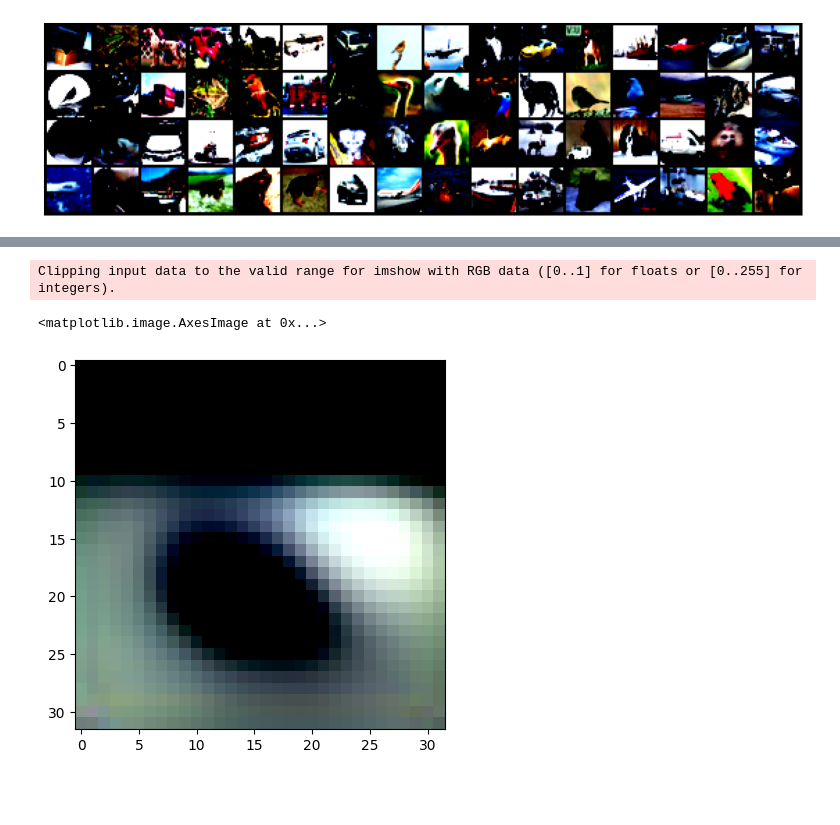
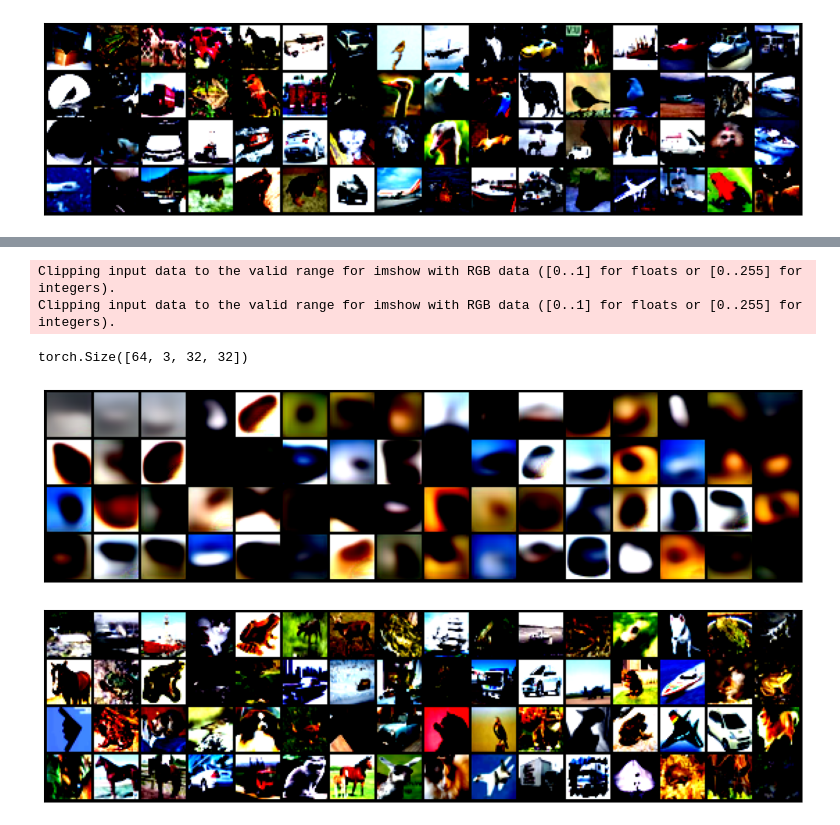
Before and after one commit to AlisaYang07/DL-AutoEncoder, a Jupyter notebook: main.ipynb, the cells around one changed output, grey strips where cells are left out. Cells and saved outputs as stored; diff of their text form; code cells hidden in the pictures; blank space fills up the shorter version.

```diff
--- a/main.ipynb
+++ b/main.ipynb
@@ -82,0 +123,3 @@ if torch.cuda.is_available():
+# %%
+resnet_dec = decoder.ResNet18Dec(z_dim = latent_dim)
+decoder = VAE_decoder(resnet_dec)
@@ -82,0 +139,2 @@ if torch.cuda.is_available():
+# %%
+model = VAE(resnet_encoder, resnet_dec).to(DEVICE)
@@ -141,6 +165,43 @@ output_img = np.transpose(output_img, (1,2,0))
-# %%
-plt.imshow(output_img)
-# %% [output]
-Clipping input data to the valid range for imshow with RGB data ([0..1] for floats or [0..255] for integers).
-<matplotlib.image.AxesImage at 0x...>
-[figure, removed]
+# %%
+class UnNormalize(object):
+    def __init__(self, mean, std):
+        self.mean = mean
+        self.std = std
+
+    def __call__(self, tensor):
+        """
+        Args:
+            tensor (Tensor): Tensor image of size (C, H, W) to be normalized.
+        Returns:
+            Tensor: Normalized image.
+        """
+        with torch.no_grad():
+          for t, m, s in zip(tensor, self.mean, self.std):
+              t.mul_(s).add_(m)
+              # The normalize code -> t.sub_(m).div_(s)
+          return tensor
+# %%
+from torchvision.utils import make_grid
+import matplotlib.pyplot as plt
+unorm = UnNormalize(mean=(0.4914, 0.4822, 0.4465), std=(0.2471, 0.2435, 0.2616))
+
+def peek_results(dataloader, model):
+  for img,lb in dataloader:
+    fig, ax = plt.subplots(figsize=(16,8))
+    fig1, ax1 = plt.subplots(figsize=(16,8))
+    ax.set_xticks([]); ax.set_yticks([])
+    ax1.set_xticks([]); ax1.set_yticks([])
+    img_output = model(img.cuda())
+    img_output = img_output.cpu()
+    print(img_output.size())
+    ax.imshow(make_grid(unorm(img_output), nrow=16).permute(1,2,0))
+    ax1.imshow(make_grid(img, nrow=16).permute(1,2,0))
+    break
+# %%
+peek_results(test_dl, model)
+# %% [output]
+Clipping input data to the valid range for imshow with RGB data ([0..1] for floats or [0..255] for integers).
+Clipping input data to the valid range for imshow with RGB data ([0..1] for floats or [0..255] for integers).
+torch.Size([64, 3, 32, 32])
+[figure, added]
+[figure, added]
```
Also changed, not shown: parts of 30 cells of this notebook, 10 other files.
